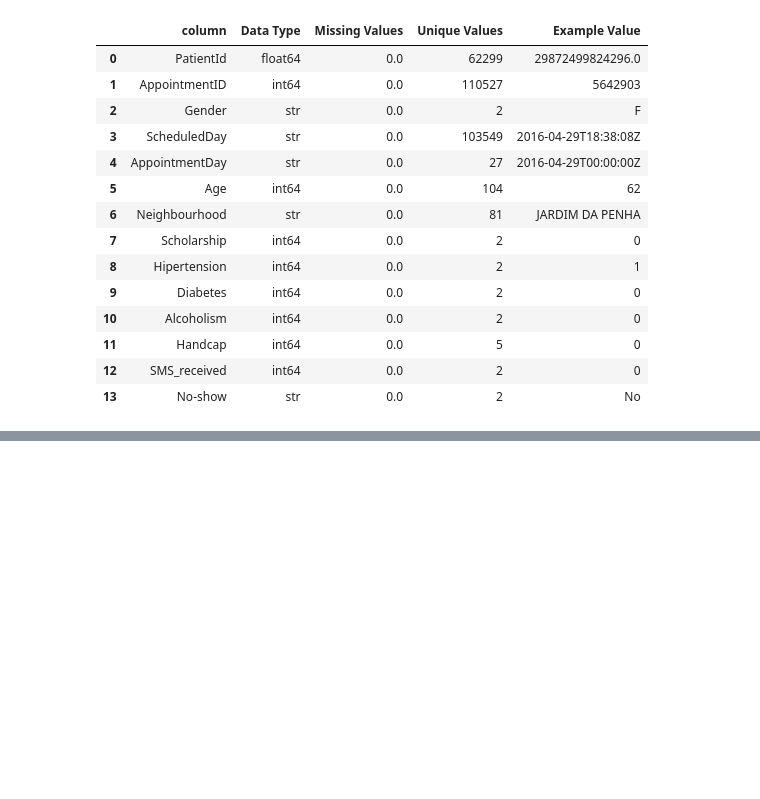
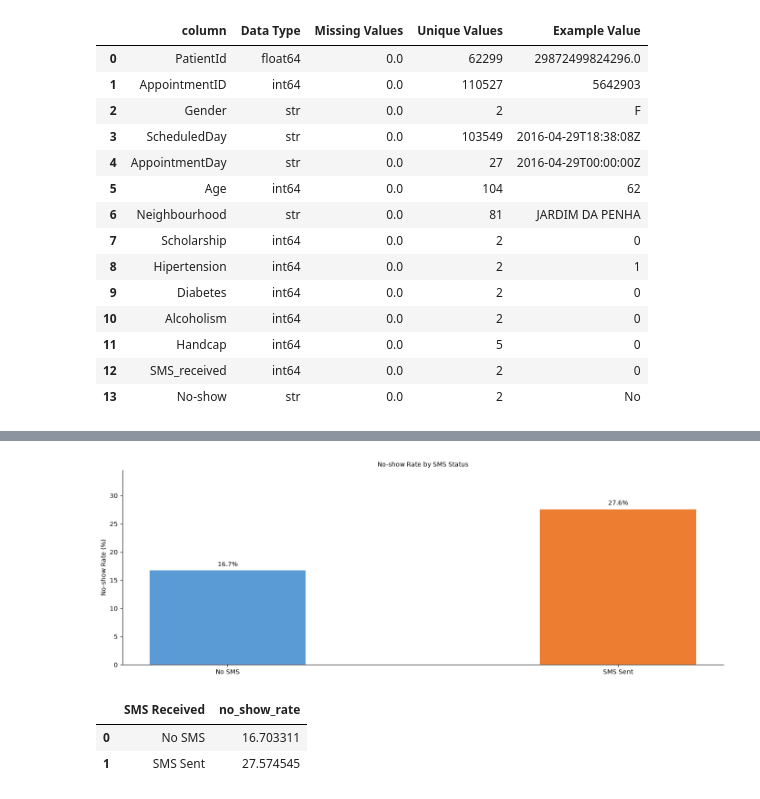
Before and after one commit to LeonardoTerra/Medical-Notebooks, a Jupyter notebook: Medical Appointment Attendance/medical-appointment-attendance.ipynb, the cells around one changed output, grey strips where cells are left out. Cells and saved outputs as stored; diff of their text form; code cells hidden in the pictures; blank space fills up the shorter version.

```diff
--- a/Medical Appointment Attendance/medical-appointment-attendance.ipynb
+++ b/Medical Appointment Attendance/medical-appointment-attendance.ipynb
@@ -87,0 +123,18 @@ dataset_details
+# %%
+# Time-of-day group based on scheduled hour
+def hour_to_period(hour):
+    if hour < 9:
+        return 'early_morning'
+    elif hour < 12:
+        return 'late_morning'
+    elif hour < 15:
+        return 'early_afternoon'
+    elif hour < 18:
+        return 'late_afternoon'
+    else:
+        return 'evening'
+
+df_v2['period'] = df_v2['scheduled_hour'].apply(hour_to_period)
+# %%
+#Dropping Unnecessary features
+df_v2.drop(['appointmentid','scheduledday','appointmentday','scheduledday_adjusted','scheduled_hour'], axis=1, inplace=True)
@@ -152,0 +222,32 @@ encoded_df
+# %%
+fig, ax = plt.subplots(figsize=(14, 5))
+
+# SMS received vs No-show rate
+sms_rate = (df_v2.groupby('sms_received')['no-show'].mean().mul(100).reset_index()
+              .rename(columns={'no-show': 'no_show_rate',
+                               'sms_received': 'SMS Received'}))
+
+sms_rate['SMS Received'] = sms_rate['SMS Received'].map({0: 'No SMS', 1: 'SMS Sent'})
+
+# Building visuals
+bars = ax.bar(sms_rate['SMS Received'], sms_rate['no_show_rate'],
+                   color=['#5B9BD5', '#ED7D31'], width=0.4)
+
+for bar, val in zip(bars, sms_rate['no_show_rate']):
+    ax.text(bar.get_x() + bar.get_width() / 2, bar.get_height() + 0.5,
+                 f'{val:.1f}%', ha='center', va='bottom', fontsize=10)
+
+# Adjusting visuals
+ax.set_title('No-show Rate by SMS Status', fontsize=10)
+ax.set_ylabel('No-show Rate (%)')
+ax.set_ylim(0, sms_rate['no_show_rate'].max() * 1.25)
+sns.despine(ax=ax)
+plt.tight_layout()
+# %% [output]
+[figure, added]
+# %%
+sms_rate
+# %% [output]
+|  | SMS Received | no_show_rate |
+| 0 | No SMS | 16.703311 |
+| 1 | SMS Sent | 27.574545 |
```
Also changed, not shown: parts of 15 cells of this notebook.
